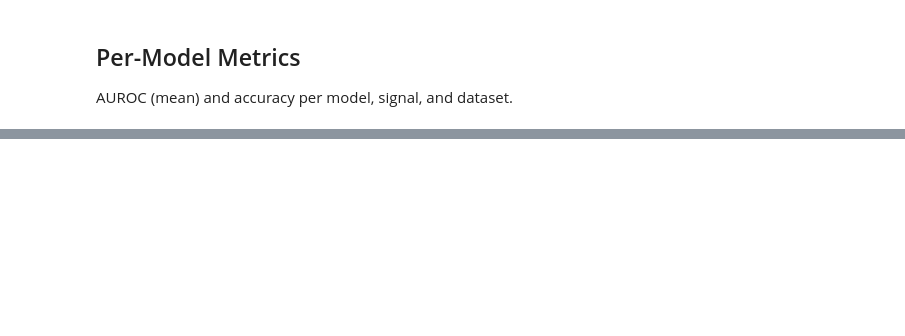
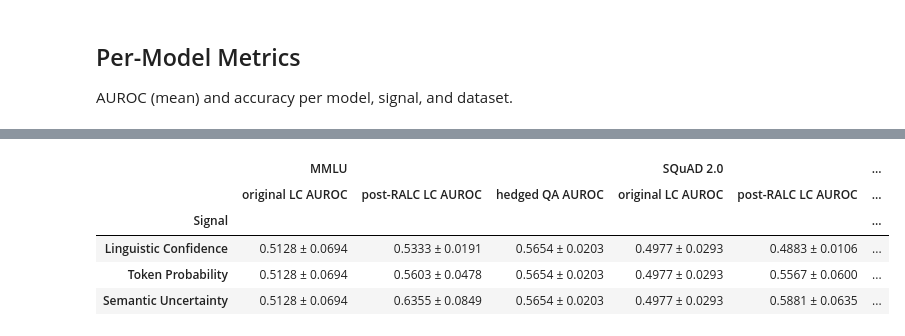
Before and after one commit to Ivan-Yeh/lm-confidence-evaluation-harness, a Jupyter notebook: paper_materials/tab_signal_auroc.ipynb, the cells around one changed output, grey strips where cells are left out. Cells and saved outputs as stored; diff of their text form; code cells hidden in the pictures; blank space fills up the shorter version.

```diff
--- a/paper_materials/tab_signal_auroc.ipynb
+++ b/paper_materials/tab_signal_auroc.ipynb
@@ -284,0 +389,58 @@ per_model_df.round(3)
+# %%
+# Reshape to long format: one row per (dataset, model, signal)
+cal_long = []
+for _, row in df_cal.iterrows():
+    for sig in SIGNAL_ORDER:
+        cal_long.append({
+            'dataset': row['dataset'],
+            'model': row['model'],
+            'signal': sig,
+            'original_lc_auroc': row['original_lc_auroc'],
+            'cal_written_lc_auroc': row[f'cal_{sig}_written_lc_auroc'],
+        })
+
+df_cal_long = pd.DataFrame(cal_long)
+
+# Merge hedged QA auroc (same value for all signals; broadcast by dataset+model)
+df_cal_long = df_cal_long.merge(df_hedged, on=['dataset', 'model'], how='left')
+
+CAL_METRICS = ['original_lc_auroc', 'cal_written_lc_auroc', 'hedged_qa_auroc']
+CAL_METRIC_LABELS = {
+    'original_lc_auroc':    'original LC AUROC',
+    'cal_written_lc_auroc': 'post-RALC LC AUROC',
+    'hedged_qa_auroc':      'hedged QA AUROC',
+}
+
+cal_agg = (
+    df_cal_long.groupby(['signal', 'dataset'])[CAL_METRICS]
+    .agg(['mean', 'std'])
+    .round(4)
+    .reset_index()
+)
+cal_agg.columns = ['signal', 'dataset'] + [f'{m}_{s}' for m in CAL_METRICS for s in ['mean', 'std']]
+
+cal_pivot_rows = []
+for sig in SIGNAL_ORDER:
+    row = {'Signal': SIGNALS[sig]}
+    for ds in DATASETS:
+        sub = cal_agg[(cal_agg['signal'] == sig) & (cal_agg['dataset'] == ds)]
+        for metric in CAL_METRICS:
+            key = (DATASET_LABELS[ds], CAL_METRIC_LABELS[metric])
+            if sub.empty:
+                row[key] = '-'
+            else:
+                m = sub[f'{metric}_mean'].values[0]
+                s = sub[f'{metric}_std'].values[0]
+                row[key] = f'{m:.4f} ± {s:.4f}'
+    cal_pivot_rows.append(row)
+
+cal_pivot_df = pd.DataFrame(cal_pivot_rows).set_index('Signal')
+cal_pivot_df.columns = pd.MultiIndex.from_tuples(cal_pivot_df.columns)
+cal_pivot_df
+# %% [output]
+|  | MMLU |  |  | SQuAD 2.0 |  | ... |
+|  | original LC AUROC | post-RALC LC AUROC | hedged QA AUROC | original LC AUROC | post-RALC LC AUROC | ... |
+| Signal |  |  |  |  |  | ... |
+| Linguistic Confidence | 0.5128 ± 0.0694 | 0.5333 ± 0.0191 | 0.5654 ± 0.0203 | 0.4977 ± 0.0293 | 0.4883 ± 0.0106 | ... |
+| Token Probability | 0.5128 ± 0.0694 | 0.5603 ± 0.0478 | 0.5654 ± 0.0203 | 0.4977 ± 0.0293 | 0.5567 ± 0.0600 | ... |
+| Semantic Uncertainty | 0.5128 ± 0.0694 | 0.6355 ± 0.0849 | 0.5654 ± 0.0203 | 0.4977 ± 0.0293 | 0.5881 ± 0.0635 | ... |
```
Also changed, not shown: parts of 6 cells of this notebook, 6 other files.
